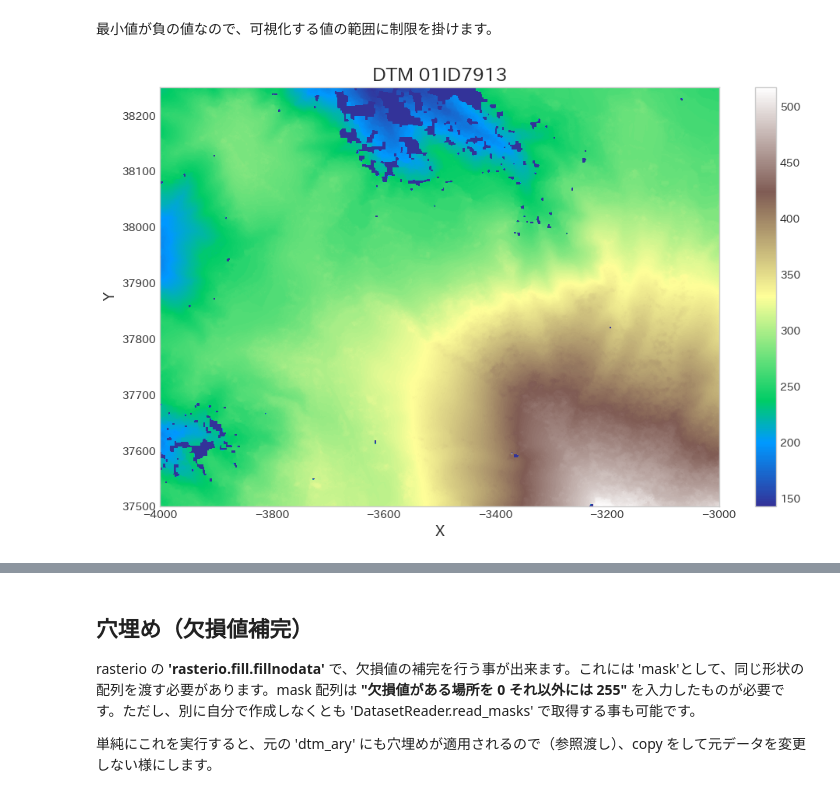
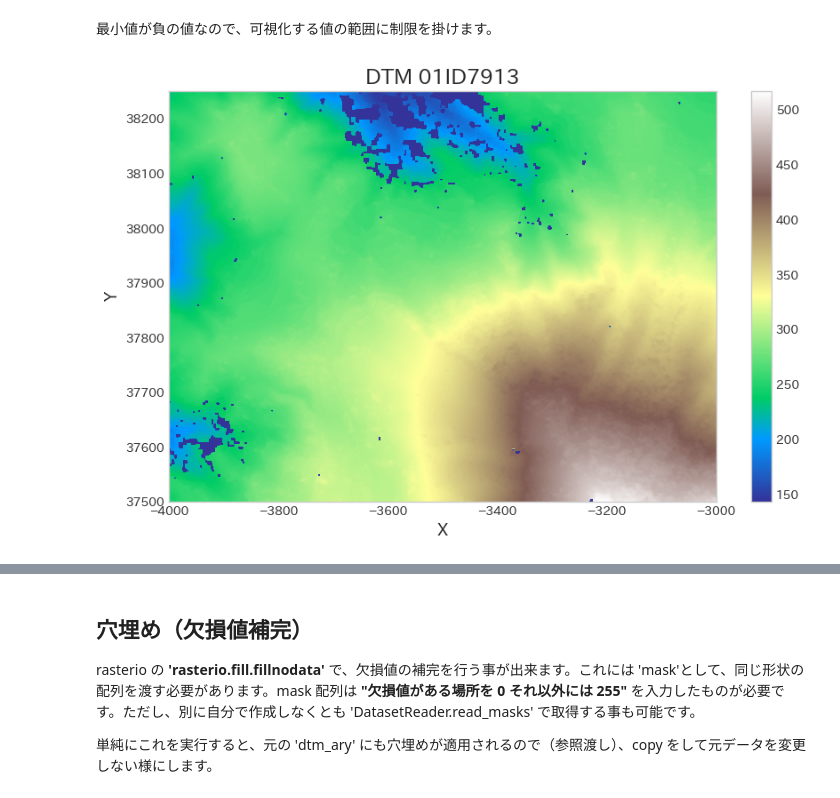
Before and after one commit to shingo405nagano/WriteZenn, a Jupyter notebook: notebooks/learn_lidar_session3_smoosing_dtm.ipynb, the cells around one changed output, grey strips where cells are left out. Drawn from its saved outputs; the diff is of its cells as text; code cells hidden in the pictures.

```diff
--- a/notebooks/learn_lidar_session3_smoosing_dtm.ipynb
+++ b/notebooks/learn_lidar_session3_smoosing_dtm.ipynb
@@ -154,20 +159,20 @@ np.min(dtm_ary)
 # %% [markdown]
 最小値が負の値なので、可視化する値の範囲に制限を掛けます。
 # %%
-plt.figure(figsize=(12, 7))
-plt.imshow(
+fig, ax = plt.subplots(figsize=(10, 6))
+_cb = ax.imshow(
     dtm_ary,
     # 画像の範囲（座標）をlimに設定
     extent=extent,
     # 'cmap'は好きなモノでいいが、丁度'terrain'という名前があるので...
     cmap='terrain',
     # 0より大きな数値の中の最小値を設定
     vmin=np.min(dtm_ary[0 < dtm_ary])
 )
-plt.grid(False)
-plt.colorbar()
-plt.title('DTM 01ID7913', fontsize=17)
-plt.xlabel('X', fontsize=13)
-plt.ylabel('Y', fontsize=13);
+fig.colorbar(_cb)
+ax.grid(False)
+ax.set_title('DTM 01ID7913', fontsize=17)
+ax.set_xlabel('X', fontsize=13)
+ax.set_ylabel('Y', fontsize=13);
 # %% [output]
-[figure, old version]
+[figure, new version]
```
Also changed, not shown: parts of 11 cells of this notebook.
